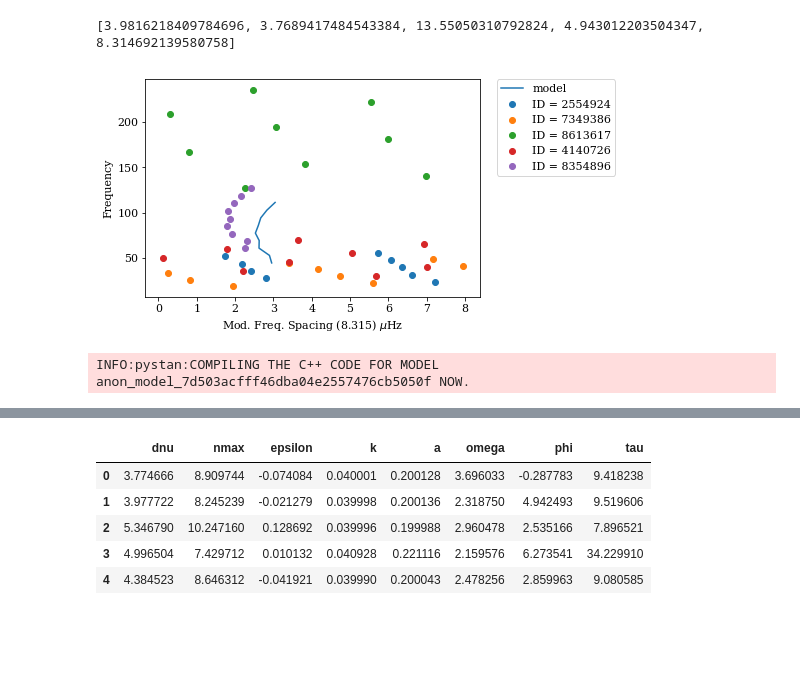
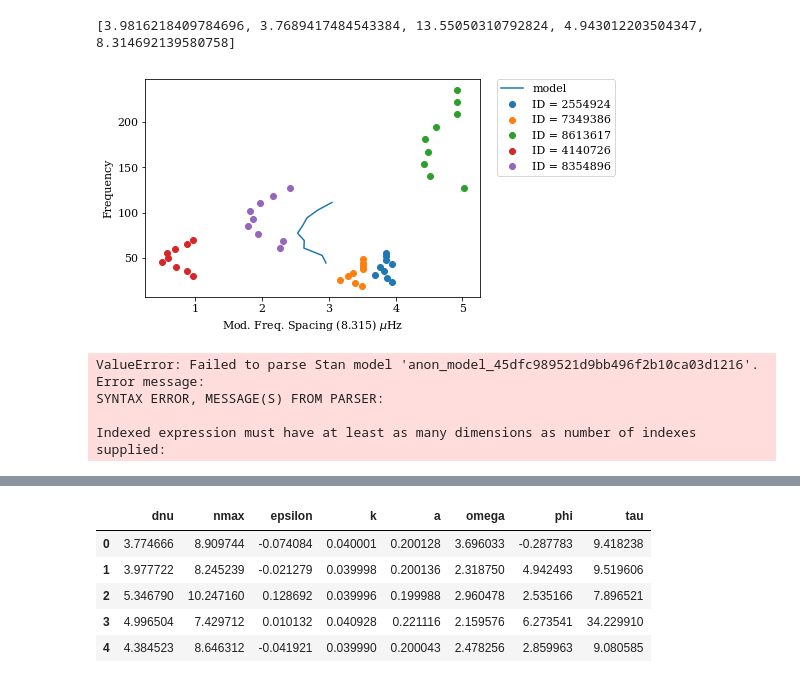
Before and after one commit to daw538/y4project, a Jupyter notebook: Dan_notebooks/rgdata-50hbm.ipynb, the cells around one changed output, grey strips where cells are left out. Saved outputs shown, nothing was run; the diff lists cells and outputs as text; code cells hidden in the pictures; blank space fills up the shorter version.

Commit message:
Started work on Stan code to use 2-D arrays (every mode in each star).

```diff
--- a/Dan_notebooks/rgdata-50hbm.ipynb
+++ b/Dan_notebooks/rgdata-50hbm.ipynb
@@ -112,33 +112,33 @@ print(dnu_avgID)
 [3.9816218409784696, 3.7689417484543384, 13.55050310792824, 4.943012203504347, 8.314692139580758]
 # %%
 for i in np.arange(0,len(IDs),1):
-    plt.scatter(modesID[i]['f0'] % dnu_avg, modesID[i]['f0'], label=r'ID = '+str(IDs[i]))
+    plt.scatter(modesID[i]['f0'] % dnu_avgID[i], modesID[i]['f0'], label=r'ID = '+str(IDs[i]))
 
 def model(n, dnu, nmax, epsilon, k, a, omega, phi, tau):
     freqs = (n + epsilon) * dnu
     freqs += (nmax-n)**2 * k
     freqs += a*np.sin(omega*n + phi)*np.exp(-n/tau)
     return freqs
 
 nmax = 11
 numax = stars.iloc[0]['Numax']
 epsilon = 0.77
 epsilon = numax/dnu_avg - nmax
 k = 0.03
 a = 0.2
 omega = 3
 phi = 2
 tau = 10
 
 f = model(n, dnu_avg, nmax, epsilon, k, a, omega, phi, tau)
 
 plt.plot(f % dnu_avg, f, label='model')
 plt.ylabel('Frequency')
 plt.xlabel(r'Mod. Freq. Spacing ('+ str(u"%.3f" % dnu_avg) +') $\mu$Hz')
 plt.legend(bbox_to_anchor=(1.05, 1), loc=2, borderaxespad=0.)
 plt.show()
 # %% [output]
-[figure, old version]
+[figure, new version]
 # %%
 code = '''
 functions {
@@ -147,12 +147,13 @@ functions {
     }
 }
 data {
-    int N;
-    real n[N];
-    real freq[N];
-    real freq_err[N];
-    real dnu_guess;
-    real numax;
+    int N;   // Number of induvidual stars
+    int M;   // Number of induvidual modes
+    real n[N,M];
+    real freq[N,M];
+    real freq_err[N,M];
+    real dnu_guess[N]; // Calculated average dnu for each star
+    real numax[N];     // List of numax for each star
 }
 parameters {
     real<lower = 0> dnu;
@@ -178,11 +179,14 @@ transformed parameters {
     // A = (2*pi()*a)/G;
 }
 model {
-    real mod[N];
+    real mod[M];
     for (i in 1:N){
-        mod[i] = model(n[i], dnu, nmax, epsilon, k, a, omega, phi, tau);
+        for (j in 1:M){
+            mod[j] = model(n[i,j], dnu, nmax, epsilon, k, a, omega, phi, tau);
+        }
+        mod[i,:] ~ normal(freq[i,:], freq_err[i,:]);
     }
-    mod ~ normal(freq, freq_err);
+
     dnu ~ normal(dnu_guess, dnu_guess*0.001);
     nmax ~ normal(9,1.7);
     // epsilon ~ normal(0.4, 0.4);
@@ -205,7 +209,10 @@ model {
 import pystan
 sm = pystan.StanModel(model_code=code)
 # %% [output]
-INFO:pystan:COMPILING THE C++ CODE FOR MODEL anon_model_7d503acfff46dba04e2557476cb5050f NOW.
+ValueError: Failed to parse Stan model 'anon_model_45dfc989521d9bb496f2b10ca03d1216'. Error message:
+SYNTAX ERROR, MESSAGE(S) FROM PARSER:
+
+Indexed expression must have at least as many dimensions as number of indexes supplied:
 # %%
 fits = []
 
```
